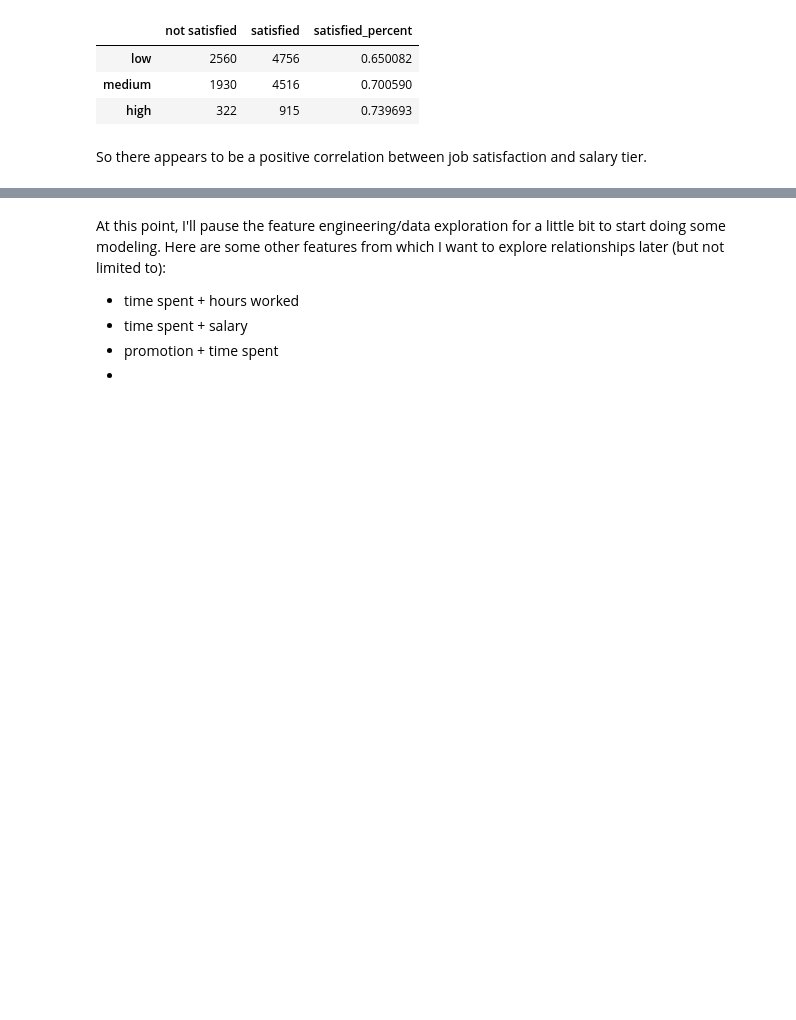
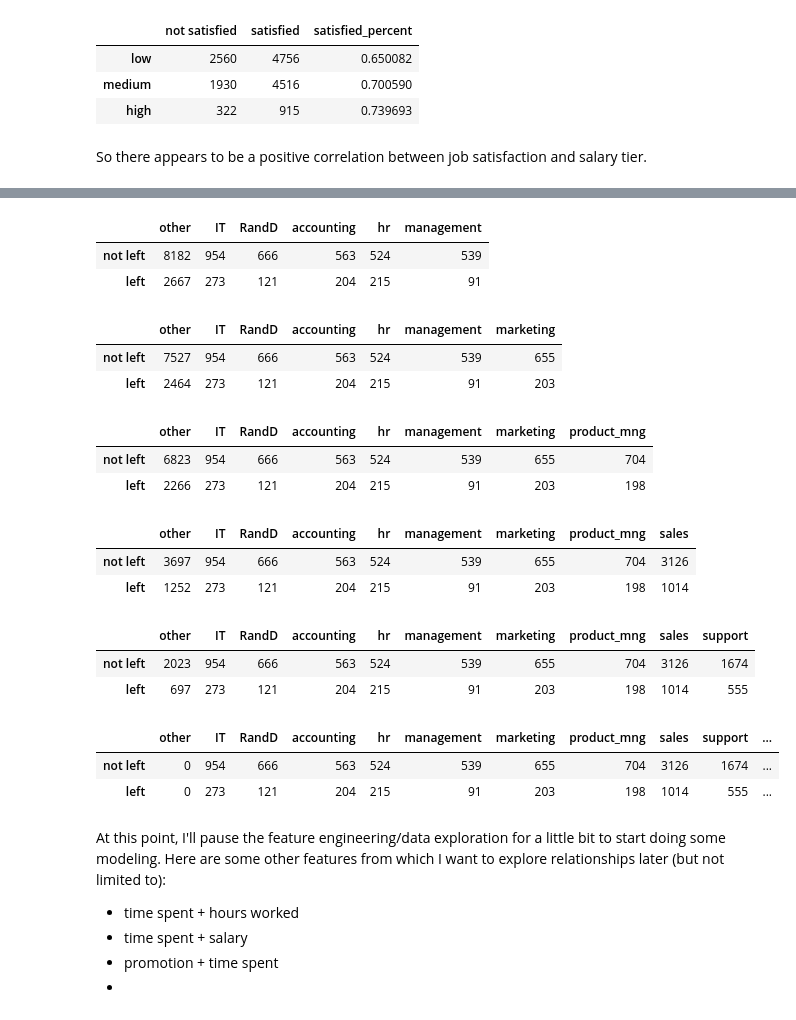
Before and after one commit to giancarlo-garbagnati/employeeretention-ml, a Jupyter notebook: python/employeeretention-py-01.ipynb, the cells around one changed output, grey strips where cells are left out. Cells and saved outputs as stored; diff of their text form; code cells hidden in the pictures; blank space fills up the shorter version.

```diff
--- a/python/employeeretention-py-01.ipynb
+++ b/python/employeeretention-py-01.ipynb
@@ -404,0 +462,72 @@ So there appears to be a positive correlation between job satisfaction and salar
+# %%
+newdf = pd.crosstab(columns=df['dept_management'], index=df['left'])
+newdf.index = ['not left','left']
+newdf.columns = ['not management', 'management']
+dept_left = pd.concat([dept_left, newdf], axis=1)
+dept_left.drop('not management', axis=1, inplace=True)
+dept_left['other'] = dept_left['other'] - dept_left['management']
+dept_left
+# %% [output]
+|  | other | IT | RandD | accounting | hr | management |
+| not left | 8182 | 954 | 666 | 563 | 524 | 539 |
+| left | 2667 | 273 | 121 | 204 | 215 | 91 |
+# %%
+newdf = pd.crosstab(columns=df['dept_marketing'], index=df['left'])
+newdf.index = ['not left','left']
+newdf.columns = ['not marketing', 'marketing']
+dept_left = pd.concat([dept_left, newdf], axis=1)
+dept_left.drop('not marketing', axis=1, inplace=True)
+dept_left['other'] = dept_left['other'] - dept_left['marketing']
+dept_left
+# %% [output]
+|  | other | IT | RandD | accounting | hr | management | marketing |
+| not left | 7527 | 954 | 666 | 563 | 524 | 539 | 655 |
+| left | 2464 | 273 | 121 | 204 | 215 | 91 | 203 |
+# %%
+newdf = pd.crosstab(columns=df['dept_product_mng'], index=df['left'])
+newdf.index = ['not left','left']
+newdf.columns = ['not product_mng', 'product_mng']
+dept_left = pd.concat([dept_left, newdf], axis=1)
+dept_left.drop('not product_mng', axis=1, inplace=True)
+dept_left['other'] = dept_left['other'] - dept_left['product_mng']
+dept_left
+# %% [output]
+|  | other | IT | RandD | accounting | hr | management | marketing | product_mng |
+| not left | 6823 | 954 | 666 | 563 | 524 | 539 | 655 | 704 |
+| left | 2266 | 273 | 121 | 204 | 215 | 91 | 203 | 198 |
+# %%
+newdf = pd.crosstab(columns=df['dept_sales'], index=df['left'])
+newdf.index = ['not left','left']
+newdf.columns = ['not sales', 'sales']
+dept_left = pd.concat([dept_left, newdf], axis=1)
+dept_left.drop('not sales', axis=1, inplace=True)
+dept_left['other'] = dept_left['other'] - dept_left['sales']
+dept_left
+# %% [output]
+|  | other | IT | RandD | accounting | hr | management | marketing | product_mng | sales |
+| not left | 3697 | 954 | 666 | 563 | 524 | 539 | 655 | 704 | 3126 |
+| left | 1252 | 273 | 121 | 204 | 215 | 91 | 203 | 198 | 1014 |
+# %%
+newdf = pd.crosstab(columns=df['dept_support'], index=df['left'])
+newdf.index = ['not left','left']
+newdf.columns = ['not support', 'support']
+dept_left = pd.concat([dept_left, newdf], axis=1)
+dept_left.drop('not support', axis=1, inplace=True)
+dept_left['other'] = dept_left['other'] - dept_left['support']
+dept_left
+# %% [output]
+|  | other | IT | RandD | accounting | hr | management | marketing | product_mng | sales | support |
+| not left | 2023 | 954 | 666 | 563 | 524 | 539 | 655 | 704 | 3126 | 1674 |
+| left | 697 | 273 | 121 | 204 | 215 | 91 | 203 | 198 | 1014 | 555 |
+# %%
+newdf = pd.crosstab(columns=df['dept_technical'], index=df['left'])
+newdf.index = ['not left','left']
+newdf.columns = ['not technical', 'technical']
+dept_left = pd.concat([dept_left, newdf], axis=1)
+dept_left.drop('not technical', axis=1, inplace=True)
+dept_left['other'] = dept_left['other'] - dept_left['technical']
+dept_left
+# %% [output]
+|  | other | IT | RandD | accounting | hr | management | marketing | product_mng | sales | support | ... |
+| not left | 0 | 954 | 666 | 563 | 524 | 539 | 655 | 704 | 3126 | 1674 | ... |
+| left | 0 | 273 | 121 | 204 | 215 | 91 | 203 | 198 | 1014 | 555 | ... |
```
Also changed, not shown: parts of 8 cells of this notebook.
